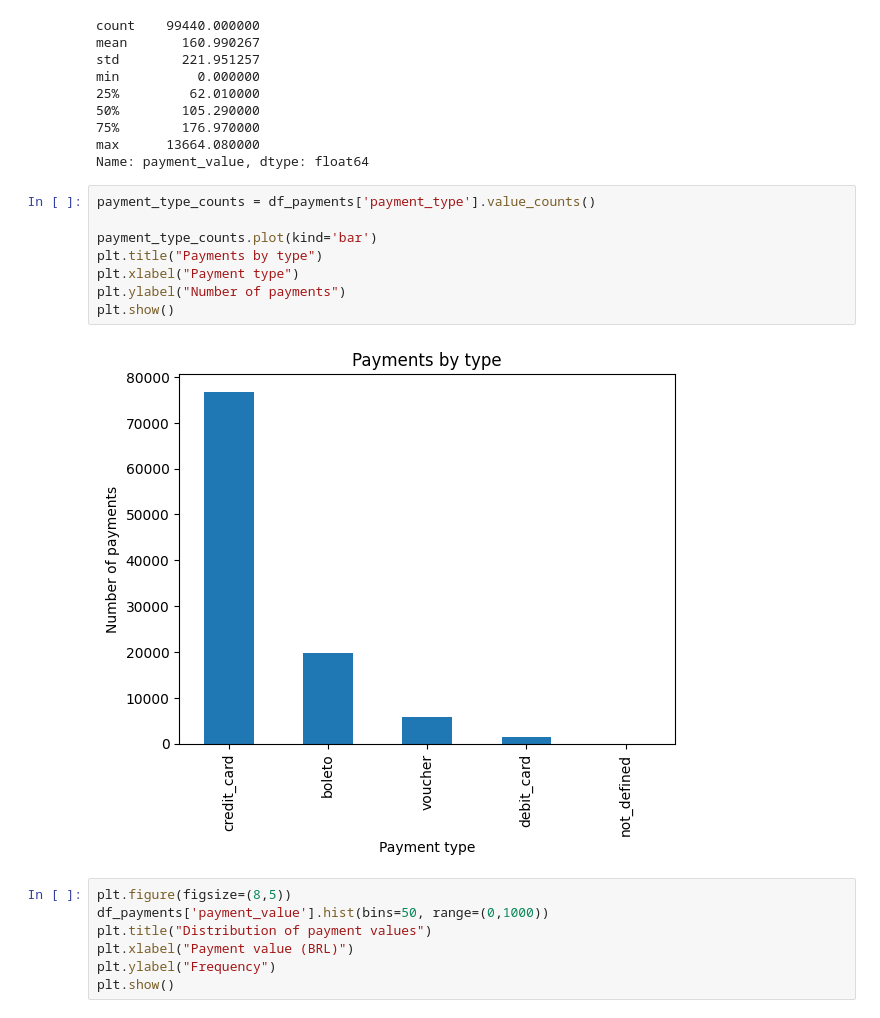
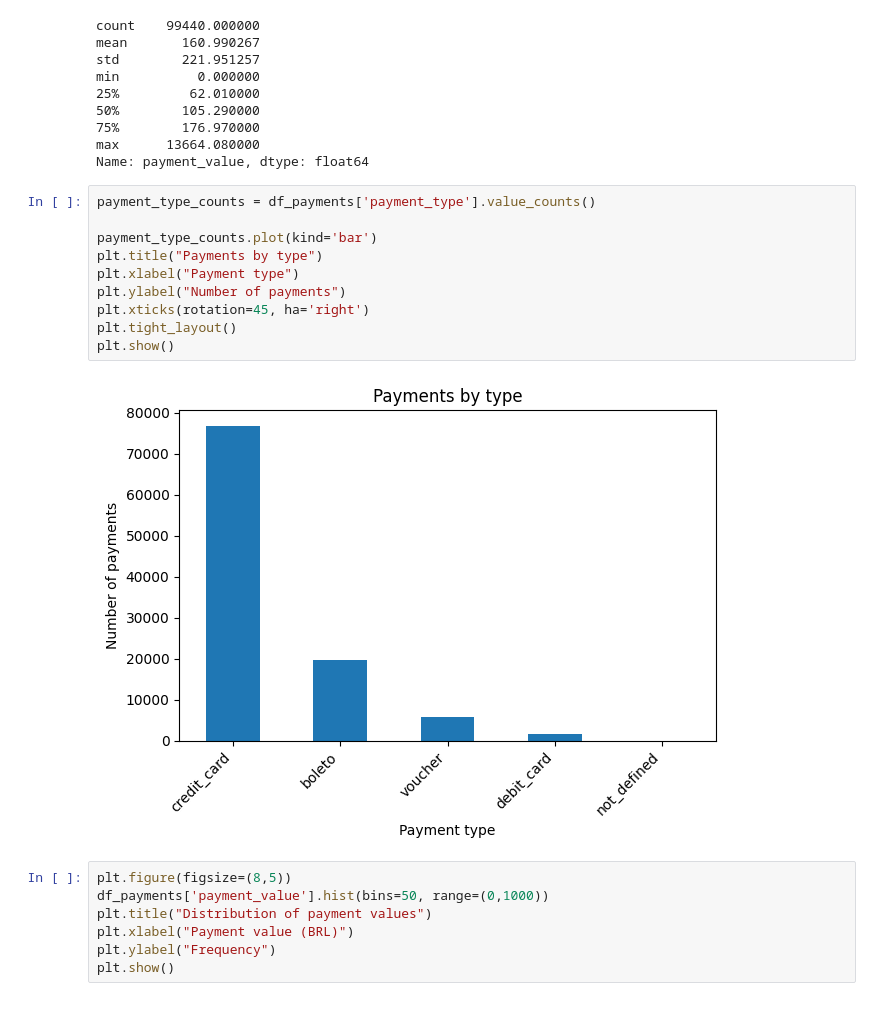
Before and after one commit to MikaelR1/Portfolio-Analytics, a Jupyter notebook: notebooks/eda.ipynb, the cells around one changed output. Drawn from its saved outputs; the diff is of its cells as text.

```diff
--- a/notebooks/eda.ipynb
+++ b/notebooks/eda.ipynb
@@ -483,13 +485,15 @@ Name: payment_value, dtype: float64
 # %%
 payment_type_counts = df_payments['payment_type'].value_counts()
 
 payment_type_counts.plot(kind='bar')
 plt.title("Payments by type")
 plt.xlabel("Payment type")
 plt.ylabel("Number of payments")
+plt.xticks(rotation=45, ha='right')
+plt.tight_layout()
 plt.show()
 # %% [output]
-[figure, old version]
+[figure, new version]
 # %%
 plt.figure(figsize=(8,5))
 df_payments['payment_value'].hist(bins=50, range=(0,1000))
```
Also changed, not shown: parts of 7 cells of this notebook.
